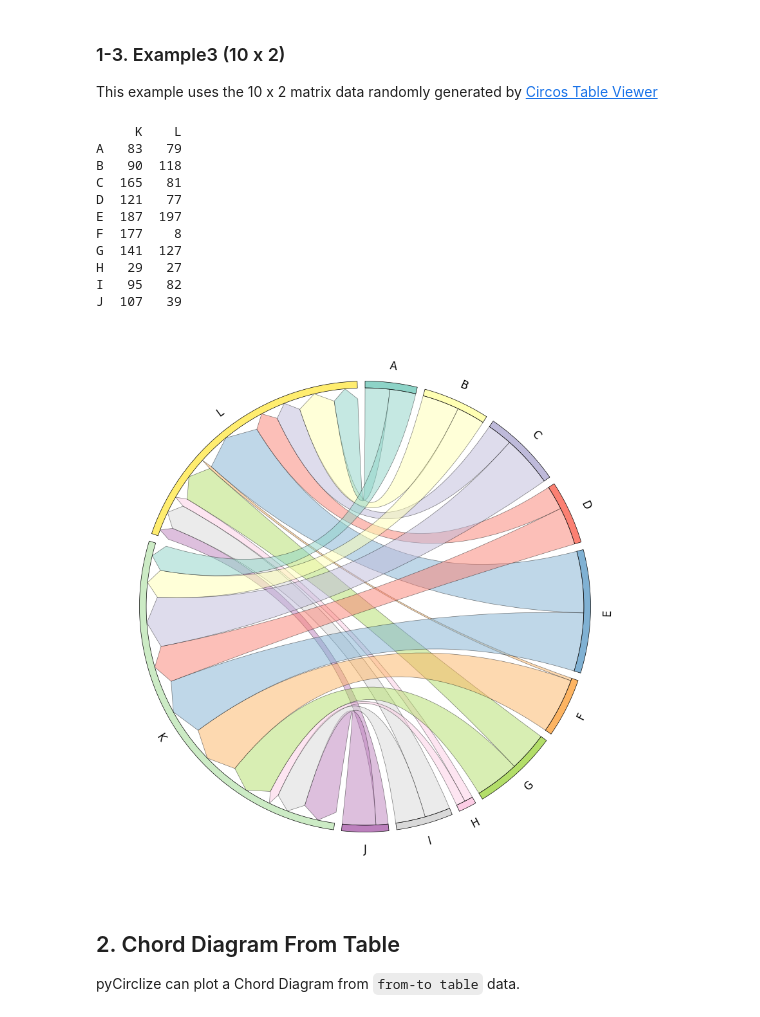
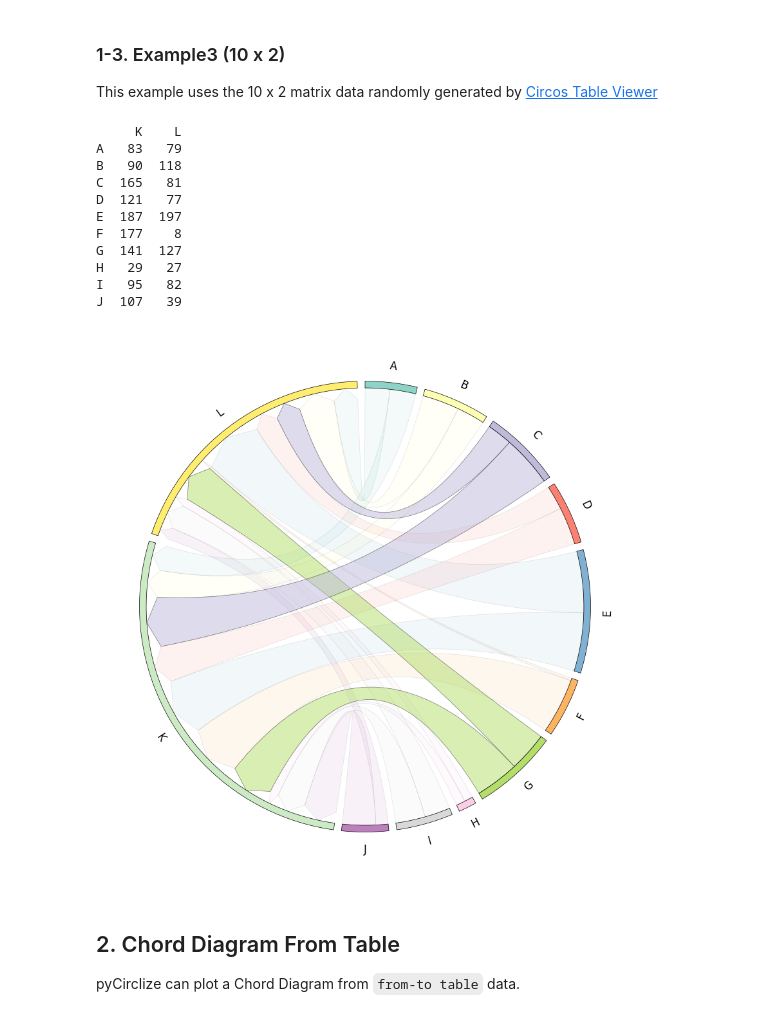
Before and after one commit to moshi4/pyCirclize, a Jupyter notebook: docs/chord_diagram.ipynb, the cells around one changed output. Saved outputs shown, nothing was run; the diff lists cells and outputs as text; code cells hidden in the pictures.

Commit message:
Update chord diagram docs - Add `link_kws_handler` option usage

```diff
--- a/docs/chord_diagram.ipynb
+++ b/docs/chord_diagram.ipynb
@@ -114,35 +114,44 @@ matrix_data = [
     [177, 8],
     [141, 127],
     [29, 27],
     [95, 82],
     [107, 39],
 ]
 matrix_df = pd.DataFrame(matrix_data, index=row_names, columns=col_names)
 
+# Define link_kws handler function to customize each link property
+def link_kws_handler(from_label: str, to_label: str):
+    if from_label in ("C", "G"):
+        # Set alpha, zorder values higher than other links for highlighting
+        return dict(alpha=0.5, zorder=1.0)
+    else:
+        return dict(alpha=0.1, zorder=0)
+
 # Initialize from matrix (Can also directly load tsv matrix file)
 circos = Circos.initialize_from_matrix(
     matrix_df,
     space=2,
     cmap="Set3",
     label_kws=dict(size=12),
-    link_kws=dict(direction=1, ec="black", lw=0.5)
+    link_kws=dict(direction=1, ec="black", lw=0.5),
+    link_kws_handler=link_kws_handler,
 )
 
 print(matrix_df)
 fig = circos.plotfig()
 # %% [output]
      K    L
 A   83   79
 B   90  118
 C  165   81
 D  121   77
 E  187  197
 F  177    8
 G  141  127
 H   29   27
 I   95   82
 J  107   39
-[figure, old version]
+[figure, new version]
 # %% [markdown]
 ## 2. Chord Diagram From Table
 
```
